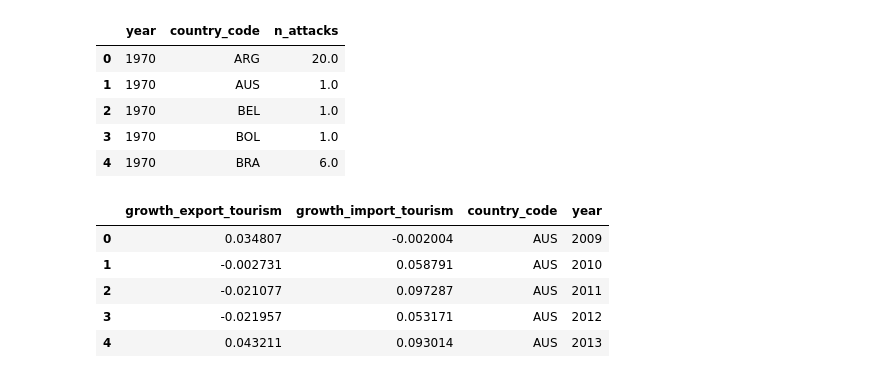
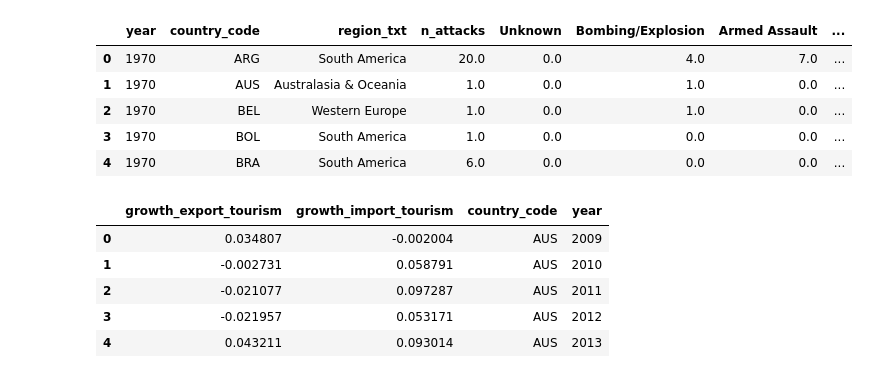
Before and after one commit to CharlesCoster/ada-project-terrorism-impact, a Jupyter notebook: part4.ipynb, the cells around one changed output. Cells and saved outputs as stored; diff of their text form; code cells hidden in the pictures.

```diff
--- a/part4.ipynb
+++ b/part4.ipynb
@@ -23,0 +37,5 @@ t
+# %%
+target_df = pd.DataFrame.from_dict(dict_targets,orient='index')
+target_df.fillna(0,inplace=True)
+
+target_df.head()
@@ -23,0 +49,16 @@ t
+# %%
+dict_attacks = {}
+for (country, year), group in df.groupby(['country_code','iyear']):
+  dict_attacks[year,country] = {}
+  for txt in ['attacktype1_txt','attacktype2_txt','attacktype3_txt']:
+    attacks = group[txt].value_counts().to_dict()
+    for att in attacks.keys():
+      if att in dict_attacks[year,country]:
+        dict_attacks[year,country][att] += attacks[att]
+      else:
+        dict_attacks[year,country][att] = attacks[att]
+# %%
+attack_df = pd.DataFrame.from_dict(dict_attacks,orient='index')
+attack_df.fillna(0,inplace=True)
+
+attack_df.head()
@@ -23,0 +72,3 @@ t
+# %%
+type_terrorism = attack_df.merge(target_df,left_index=True,right_index=True, how='outer')
+type_terrorism.head()
@@ -24,26 +82,25 @@ t
 # %%
-# Get number of attacks per year and per countries
-terror = terror.merge(countries,on='country_txt',how='left')
-
-terror_df = terror.groupby(['iyear','country_code']).size().to_frame().reset_index()
+terror_df = df.groupby(['iyear','country_code','region_txt']).size().to_frame().reset_index()
 terror_df.rename(columns={0:'n_attacks','iyear':'year'}, inplace=True)
 
 # Get all combinations of year/country possible
 year = np.arange(terror_df.year.min(),terror_df.year.max()+1)
 country = list(terror_df.country_code.unique())
 df_comb = pd.DataFrame(list(product(year, country)), columns=['year', 'country_code'])
 df_comb['data'] = 0
 terror_df = df_comb.merge(terror_df,how='left')
 terror_df.fillna(0,inplace=True)
 terror_df.drop('data',axis=1,inplace=True)
+
+terror_df = terror_df.merge(type_terrorism, right_index=True, left_on=['year','country_code'])
 terror_df.head()
 # %% [output]
-|  | year | country_code | n_attacks |
-| 0 | 1970 | ARG | 20.0 |
-| 1 | 1970 | AUS | 1.0 |
-| 2 | 1970 | BEL | 1.0 |
-| 3 | 1970 | BOL | 1.0 |
-| 4 | 1970 | BRA | 6.0 |
+|  | year | country_code | region_txt | n_attacks | Unknown | Bombing/Explosion | Armed Assault | ... |
+| 0 | 1970 | ARG | South America | 20.0 | 0.0 | 4.0 | 7.0 | ... |
+| 1 | 1970 | AUS | Australasia & Oceania | 1.0 | 0.0 | 1.0 | 0.0 | ... |
+| 2 | 1970 | BEL | Western Europe | 1.0 | 0.0 | 1.0 | 0.0 | ... |
+| 3 | 1970 | BOL | South America | 1.0 | 0.0 | 0.0 | 0.0 | ... |
+| 4 | 1970 | BRA | South America | 6.0 | 0.0 | 0.0 | 0.0 | ... |
 # %%
 tourism.head()
 # %% [output]
```
Also changed, not shown: parts of 23 cells of this notebook.
